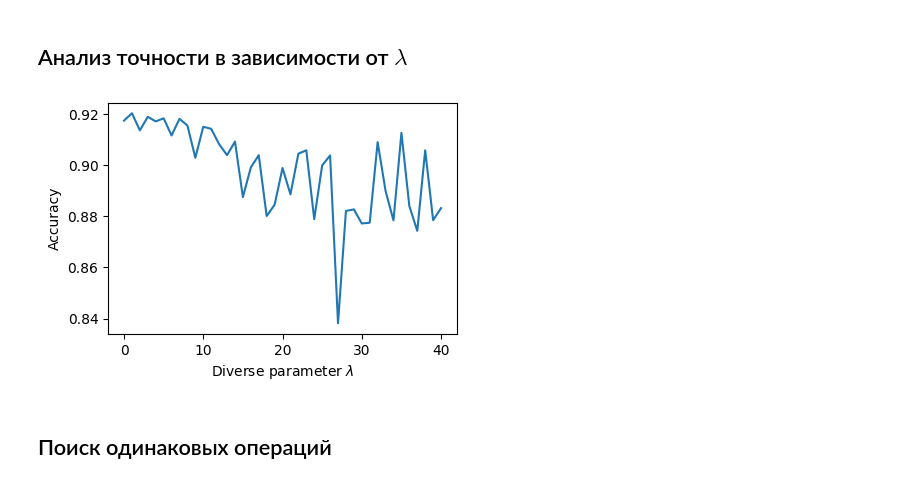
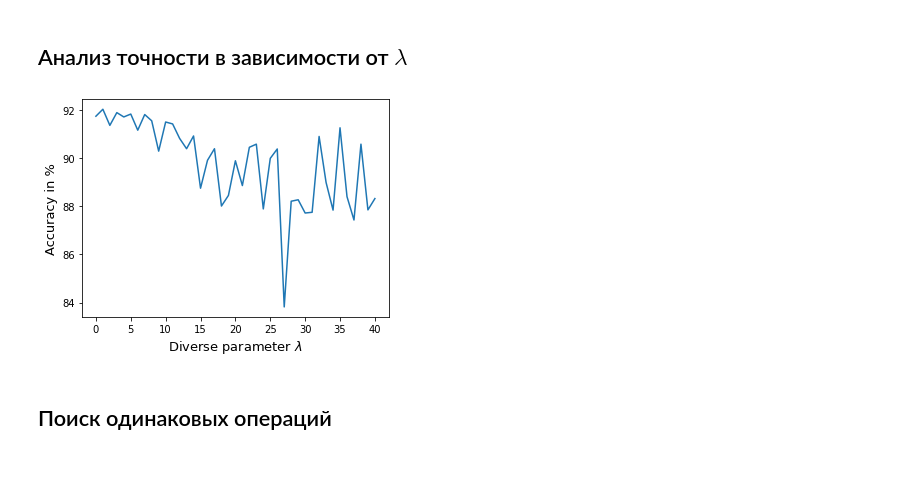
Before and after one commit to intsystems/2023-Project-120, a Jupyter notebook: code/tests.ipynb, the cells around one changed output. Drawn from its saved outputs; the diff is of its cells as text; code cells hidden in the pictures.

```diff
--- a/code/tests.ipynb
+++ b/code/tests.ipynb
@@ -152,17 +136,17 @@ import matplotlib.pyplot as plt
 # %%
 accuracies = np.array([0.9174000198364258, 0.9203000194549561, 0.9136000228881835, 0.9189000211715698, 0.9171000211715699, 0.9183000194549561, 0.9116000217437744, 0.9181000202178955, 0.915500022315979, 0.9029000200271606, 0.9150000183105469, 0.9142000221252441, 0.9082000207901001, 0.9039000183105469, 0.9092000204086303, 0.887500018119812, 0.8991000202178955, 0.9039000183105469, 0.8801000211715698, 0.8845000221252441, 0.8989000186920166, 0.8886000167846679, 0.9045000217437744, 0.9058000219345093, 0.8789000183105469, 0.8999000217437744, 0.903800020980835, 0.838200020980835, 0.8821000225067138, 0.8827000167846679, 0.8772000196456909, 0.8775000213623046, 0.9090000185012818, 0.8899000192642212, 0.8784000202178955, 0.9126000188827514, 0.8840000200271606, 0.8743000169754028, 0.9058000175476074, 0.8785000190734863, 0.8832000207901001])
 # 1: 0.9221000200271606, 0.892900018119812, 0.8854000202178955, 0.8995000173568726, 0.8966000192642212, 0.9086000188827514, 0.9143000192642212, 0.8951000211715698, 0.9181000192642212, 10: 0.905900019454956, 0.8812000221252442, 0.9007000164031982, 0.8788000198364257, 0.9079000204086304, 15: 0.9009000160217285
 # [0: 0.9210000213623046, 19: 0.9054000162124634, 0.8852000213623047, 0.8781000207901001, 0.8890000204086304, 0.8877000219345093, 0.8852000226974487, 0.8854000192642212, 0.9042000213623047, 0.8887000198364258, 28: 0.8822000188827515]
 # 87.86 - 28
 # [0.908000019454956, 0.8742000196456909, 0.8850000179290771, 0.8236000217437744, 0.8854000204086304, 0.8896000175476074, 0.864100023651123, 0.8774000205993653, 0.8954000205993652, 0.8647000160217285, 0.8545000200271606, 0.8867000240325927]
 lambdas = range(len(accuracies))
-plt.figure(figsize=(4.5, 3))
-plt.plot(lambdas, accuracies)
-plt.ylabel("Accuracy")
-plt.xlabel("Diverse parameter $\lambda$")
-plt.savefig("../figures/Fig2.jpg")
+plt.figure(figsize=(5.5, 4))
+plt.plot(lambdas, accuracies * 100)
+plt.ylabel("Accuracy in %", fontsize=13)
+plt.xlabel("Diverse parameter $\lambda$", fontsize=13)
+plt.savefig("../figures/fig2CIFAR.jpg")
 # %% [output]
-[figure, old version]
+[figure, new version]
 # %% [markdown]
 ## Поиск одинаковых операций
 # %%
```
Also changed, not shown: parts of 45 cells of this notebook, 2 other files.
